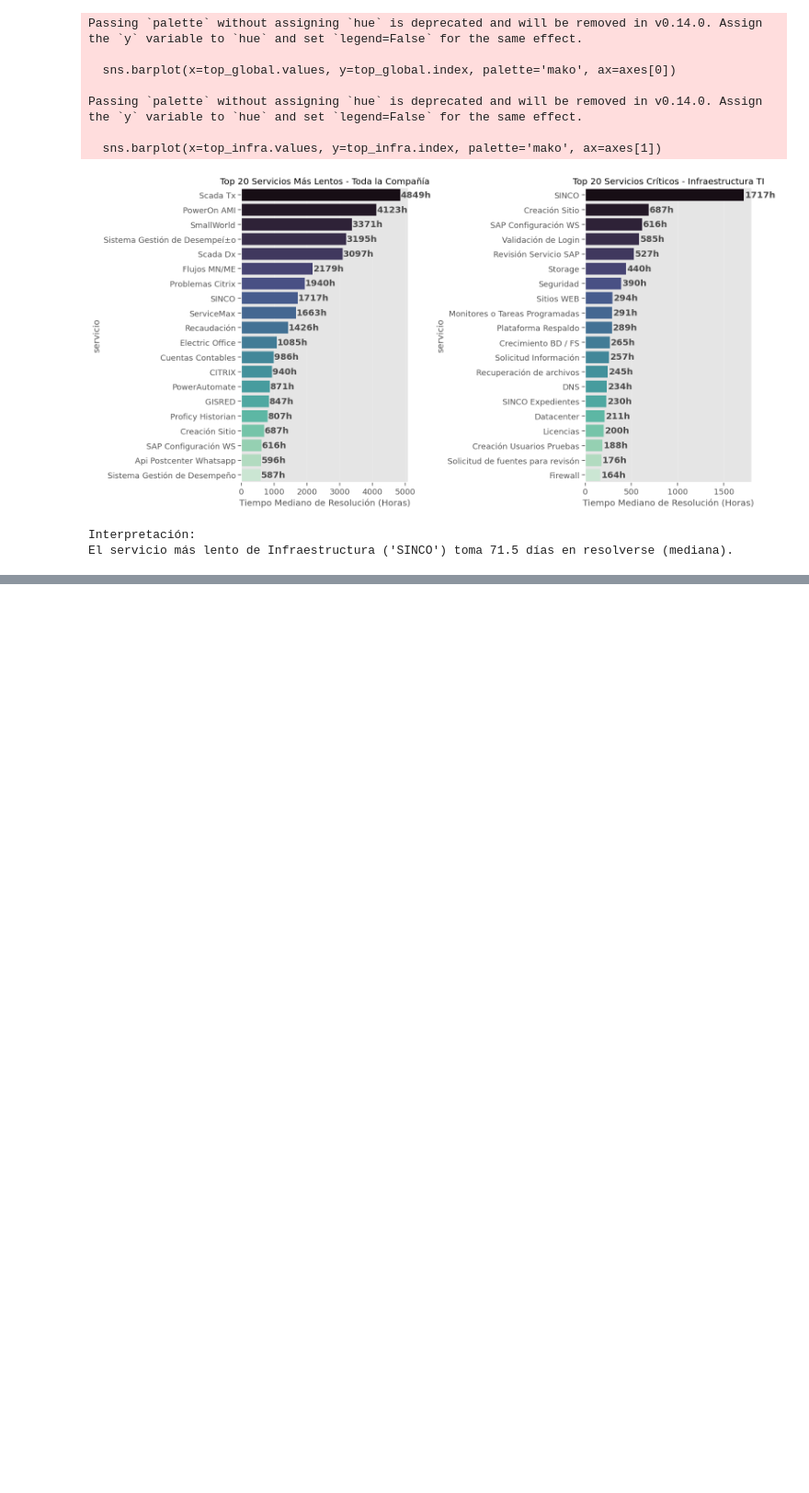
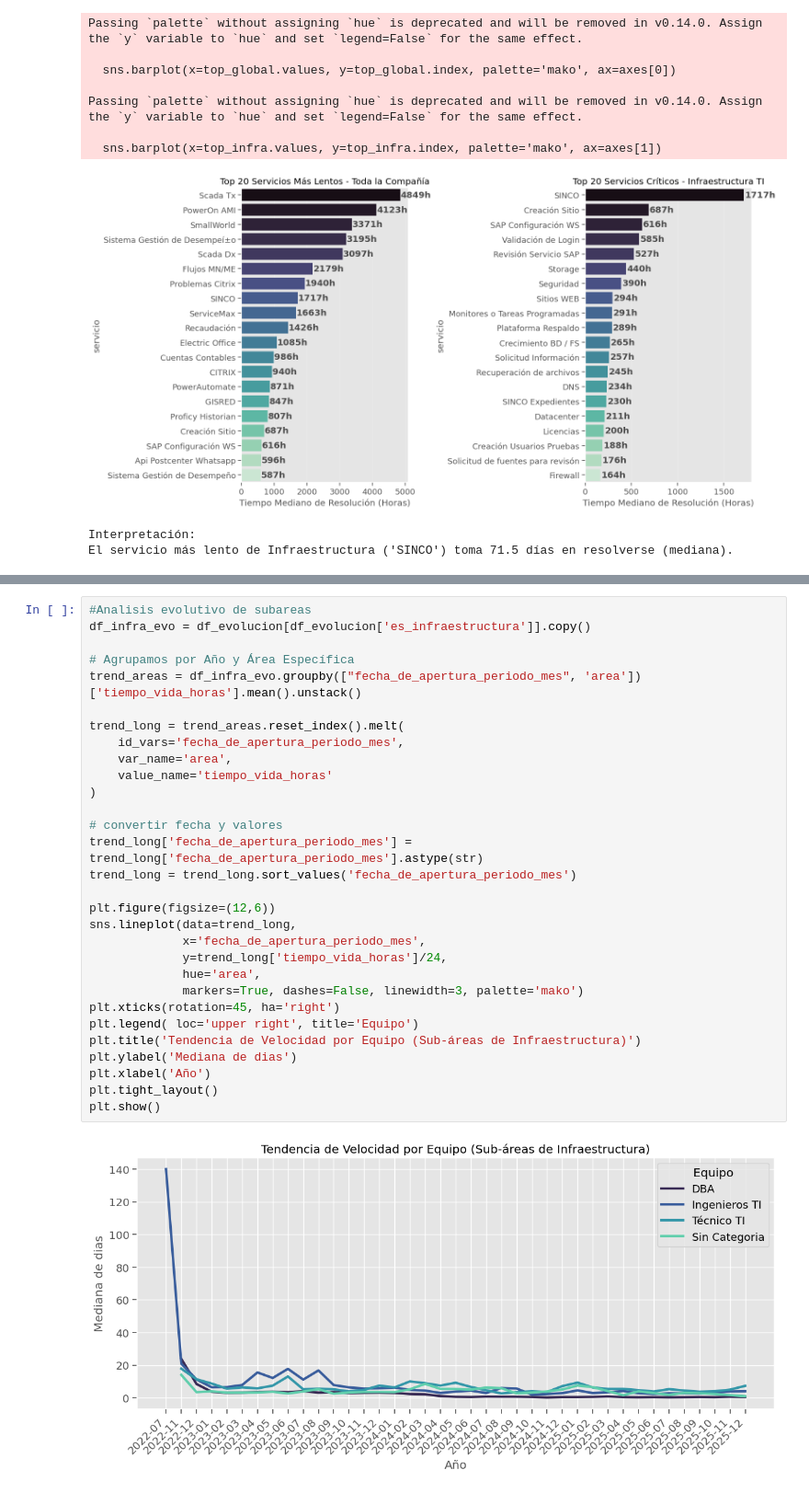
Before and after one commit to NicoFuentese/historical-analysis-management-tickets, a Jupyter notebook: notebooks/3.1-EDA_Infraestructura-TI.ipynb, the cells around one changed output, grey strips where cells are left out. Shown at 92% size. Drawn from its saved outputs; the diff is of its cells as text; blank space fills up the shorter version.

```diff
--- a/notebooks/3.1-EDA_Infraestructura-TI.ipynb
+++ b/notebooks/3.1-EDA_Infraestructura-TI.ipynb
@@ -319,0 +329,32 @@ gt2025[["area","estado","fecha_de_apertura_año","tiempo_vida_horas"]].head(20)
+# %%
+#Analisis evolutivo de subareas
+df_infra_evo = df_evolucion[df_evolucion['es_infraestructura']].copy()
+
+# Agrupamos por Año y Área Específica
+trend_areas = df_infra_evo.groupby(["fecha_de_apertura_periodo_mes", 'area'])['tiempo_vida_horas'].mean().unstack()
+
+trend_long = trend_areas.reset_index().melt(
+    id_vars='fecha_de_apertura_periodo_mes',
+    var_name='area',
+    value_name='tiempo_vida_horas'
+)
+
+# convertir fecha y valores
+trend_long['fecha_de_apertura_periodo_mes'] = trend_long['fecha_de_apertura_periodo_mes'].astype(str)
+trend_long = trend_long.sort_values('fecha_de_apertura_periodo_mes')
+
+plt.figure(figsize=(12,6))
+sns.lineplot(data=trend_long,
+             x='fecha_de_apertura_periodo_mes',
+             y=trend_long['tiempo_vida_horas']/24,
+             hue='area',
+             markers=True, dashes=False, linewidth=3, palette='mako')
+plt.xticks(rotation=45, ha='right')
+plt.legend( loc='upper right', title='Equipo')
+plt.title('Tendencia de Velocidad por Equipo (Sub-áreas de Infraestructura)')
+plt.ylabel('Mediana de dias')
+plt.xlabel('Año')
+plt.tight_layout()
+plt.show()
+# %% [output]
+[figure, added]
```
Also changed, not shown: parts of 12 cells of this notebook.
